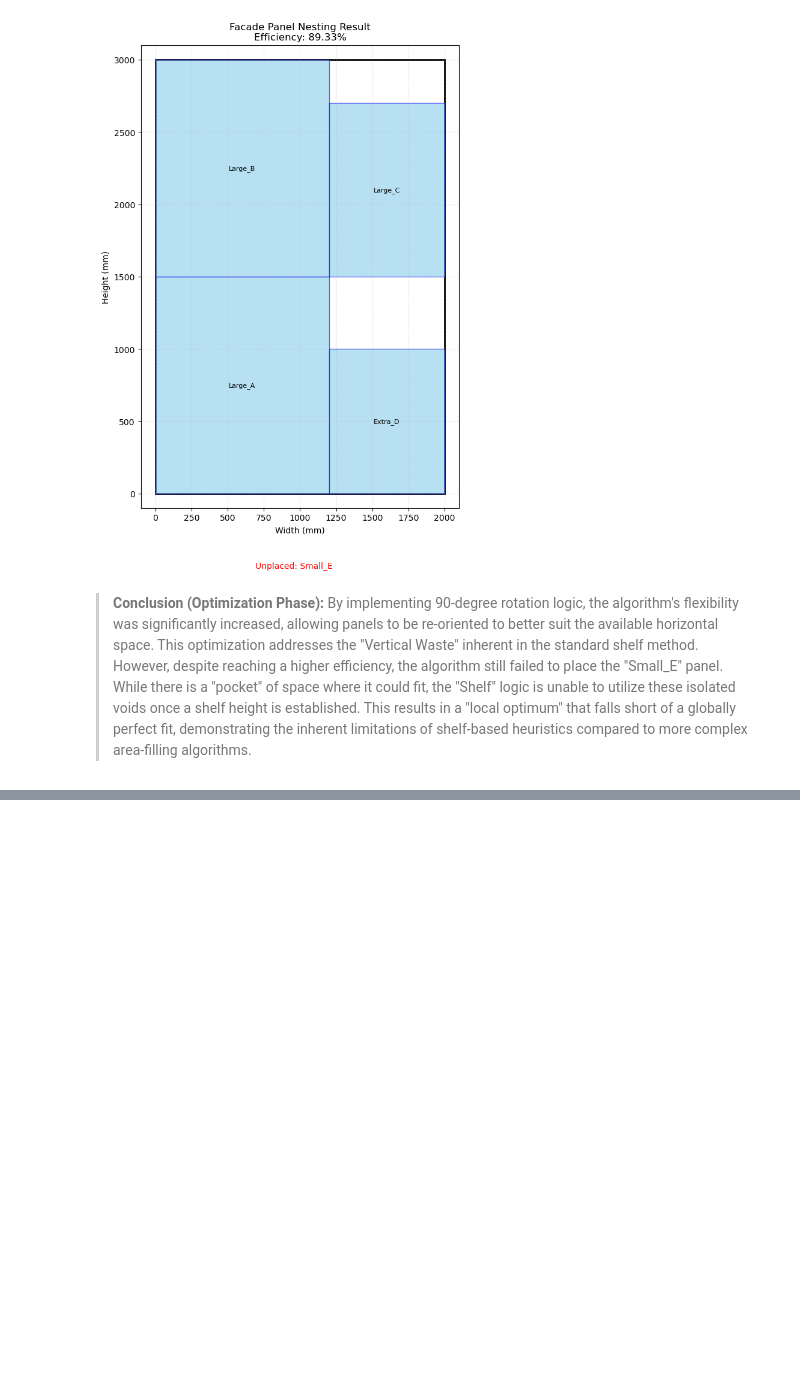
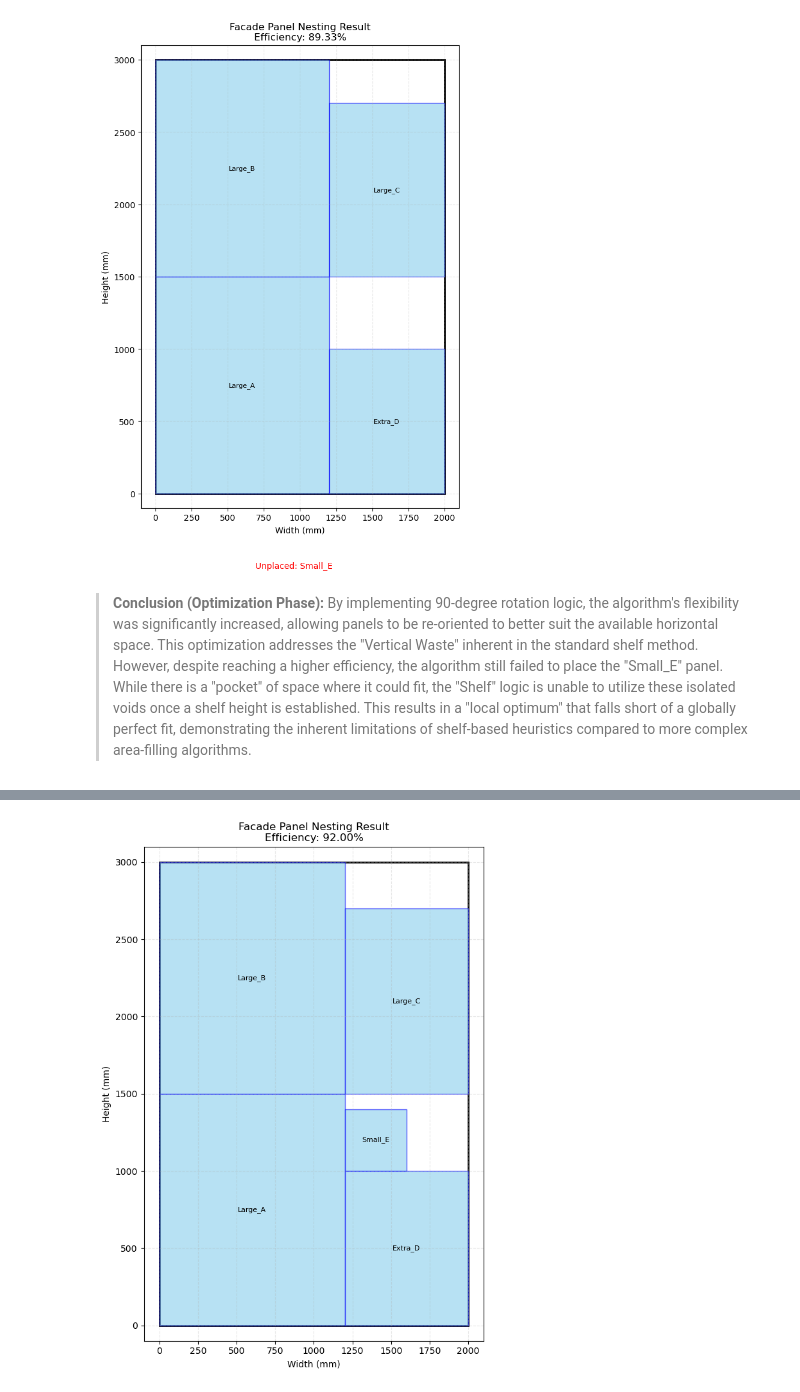
Before and after one commit to Nalyan-Beytula/Math-Concepts-for-Developers, a Jupyter notebook: Math-Concepts-for-Developers.ipynb, the cells around one changed output, grey strips where cells are left out. Saved outputs shown, nothing was run; the diff lists cells and outputs as text; code cells hidden in the pictures; blank space fills up the shorter version.

Commit message:
Implement pocket-filling logic to utilise vertical voids and successfully place all panels

```diff
--- a/Math-Concepts-for-Developers.ipynb
+++ b/Math-Concepts-for-Developers.ipynb
@@ -304,0 +305,73 @@ visualize_nesting(stock_sheet, unplaced_optimized)
+# %%
+def nest_panels_with_pockets(sheet, panels):
+    sheet.panels_placed = []
+    # Each shelf now tracks its own 'pockets'
+    shelves = [{'y_start': 0, 'height': panels[0].height, 'width_used': 0, 'pockets': []}]
+    unplaced_panels = []
+
+    for panel in panels:
+        placed = False
+        # Try current orientation and 90-degree rotation
+        orientations = [(panel.width, panel.height), (panel.height, panel.width)]
+
+        for p_w, p_h in orientations:
+            if placed: break
+
+            # STEP 1: Try to back-fill into existing "pockets" first
+            for shelf in shelves:
+                for i, pocket in enumerate(shelf['pockets']):
+                    if p_w <= pocket['w'] and p_h <= pocket['h']:
+                        panel.x, panel.y = pocket['x'], pocket['y']
+                        panel.width, panel.height = p_w, p_h
+                        sheet.panels_placed.append(panel)
+                        # Remove used pocket
+                        shelf['pockets'].pop(i)
+                        placed = True
+                        break
+                if placed: break
+
+            # STEP 2: Try standard shelf placement
+            if not placed:
+                for shelf in shelves:
+                    if (shelf['width_used'] + p_w <= sheet.width) and (p_h <= shelf['height']):
+                        panel.x, panel.y = shelf['width_used'], shelf['y_start']
+                        panel.width, panel.height = p_w, p_h
+
+                        # Logic: If panel is shorter than shelf, create a pocket above it
+                        if p_h < shelf['height']:
+                            shelf['pockets'].append({
+                                'x': panel.x,
+                                'y': panel.y + p_h,
+                                'w': p_w,
+                                'h': shelf['height'] - p_h
+                            })
+
+                        shelf['width_used'] += p_w
+                        sheet.panels_placed.append(panel)
+                        placed = True
+                        break
+
+        # STEP 3: If still not placed, try a NEW shelf
+        if not placed:
+            for p_w, p_h in orientations:
+                if placed: break
+                last_shelf = shelves[-1]
+                new_y_start = last_shelf['y_start'] + last_shelf['height']
+                if new_y_start + p_h <= sheet.height and p_w <= sheet.width:
+                    new_shelf = {'y_start': new_y_start, 'height': p_h, 'width_used': p_w, 'pockets': []}
+                    panel.x, panel.y = 0, new_y_start
+                    panel.width, panel.height = p_w, p_h
+                    shelves.append(new_shelf)
+                    sheet.panels_placed.append(panel)
+                    placed = True
+                    break
+
+        if not placed:
+            unplaced_panels.append(panel)
+
+    return unplaced_panels
+
+unplaced_pockets = nest_panels_with_pockets(stock_sheet, sorted_panels)
+visualize_nesting(stock_sheet, unplaced_pockets)
+# %% [output]
+[figure, added]
```
Also changed, not shown: parts of 3 cells of this notebook.
